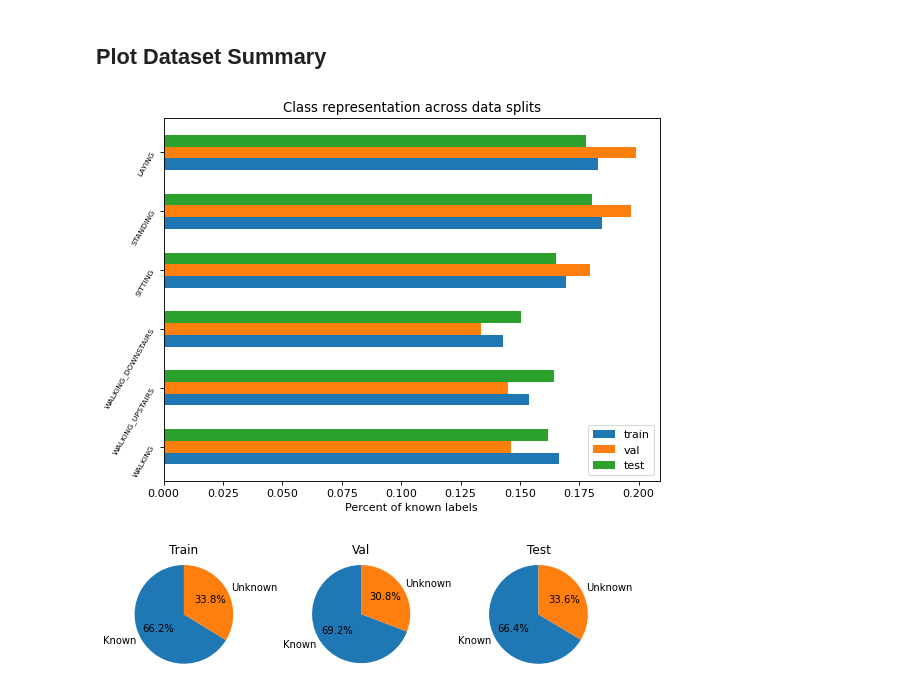
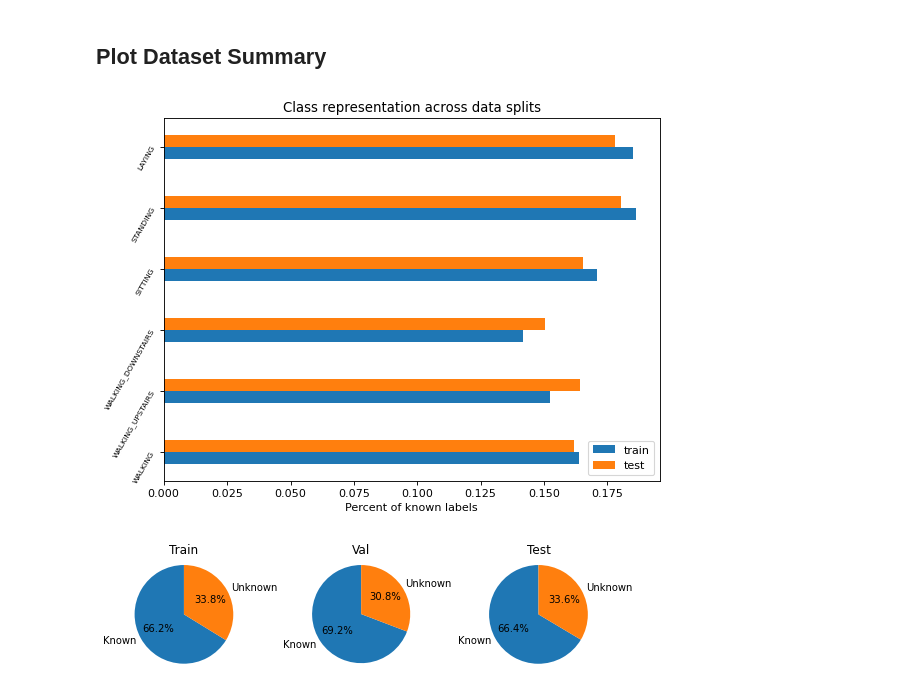
Before and after one commit to earthspecies/BEBE-datasets, a Jupyter notebook: format_HAR.ipynb, the cells around one changed output. Cells and saved outputs as stored; diff of their text form; code cells hidden in the pictures.

```diff
--- a/format_HAR.ipynb
+++ b/format_HAR.ipynb
@@ -299,37 +299,45 @@ for clip_id in clip_ids:
         elif clip_id in dataset_metadata['test_clip_ids']:
             test_label_count[name] += counts[key]
 
-train_label_perc = {name : 0 for name in beh_names}
-val_label_perc = {name : 0 for name in beh_names}
-dev_label_perc = {name : 0 for name in beh_names}
-test_label_perc = {name : 0 for name in beh_names}
+train_label_perc = {name : 0 for name in beh_names[1:]}
+val_label_perc = {name : 0 for name in beh_names[1:]}
+dev_label_perc = {name : 0 for name in beh_names[1:]}
+test_label_perc = {name : 0 for name in beh_names[1:]}
 
 for name in beh_names[1:]:
-    train_label_perc[name] = train_label_count[name] / sum([train_label_count[j] for j in beh_names[1:]])
-    val_label_perc[name] = val_label_count[name] / sum([val_label_count[j] for j in beh_names[1:]])
-    dev_label_perc[name] = dev_label_count[name] / sum([dev_label_count[j] for j in beh_names[1:]])
-    test_label_perc[name] = test_label_count[name] / sum([test_label_count[j] for j in beh_names[1:]])
+    train_label_perc[name] = float(train_label_count[name] / sum([train_label_count[j] for j in beh_names[1:]]))
+    val_label_perc[name] = float(val_label_count[name] / sum([val_label_count[j] for j in beh_names[1:]]))
+    dev_label_perc[name] = float(dev_label_count[name] / sum([dev_label_count[j] for j in beh_names[1:]]))
+    test_label_perc[name] = float(test_label_count[name] / sum([test_label_count[j] for j in beh_names[1:]]))
 # %%
 # Plot class representation
 
 keys = np.arange(len(beh_names))[1:]
-offset = 0.2
+offset = 0.1
 width = 0.2
 plt.figure(figsize=(8, 6), dpi=80)
 
-plt.barh(keys - offset, [train_label_perc[beh_names[key]] for key in keys], height=width, align='center', label = 'train')
-plt.barh(keys, [val_label_perc[beh_names[key]] for key in keys], height=width, align='center', label = 'val')
+plt.barh(keys - offset, [dev_label_perc[beh_names[key]] for key in keys], height=width, align='center', label = 'train') #We call dev set 'train' in the paper
+#plt.barh(keys, [val_label_perc[beh_names[key]] for key in keys], height=width, align='center', label = 'val')
 plt.barh(keys + offset, [test_label_perc[beh_names[key]] for key in keys], height=width, align='center', label = 'test')
 plt.title("Class representation across data splits")
 plt.yticks(keys, beh_names[1:], fontsize = 7, rotation = 60)
 plt.xlabel('Percent of known labels')
 plt.legend()
 target_fp = os.path.join(formatted_data_dir, 'class_rep.png')
 
 plt.savefig(target_fp)
 plt.show()
+
+numerical_target_fp = os.path.join(formatted_data_dir, 'class_rep.yaml')
+class_rep_dict = {'train_label_perc' : train_label_perc,
+                  'val_label_perc' : val_label_perc,
+                  'dev_label_perc' : dev_label_perc,
+                  'test_label_perc' : test_label_perc}
+with open(numerical_target_fp, 'w') as file:
+    yaml.dump(class_rep_dict, file)
 # %% [output]
-[figure, old version]
+[figure, new version]
 # %%
 # Pie chart, of known vs unknown samples
 
```
Also changed, not shown: parts of 1 cell of this notebook, 7 other files.
